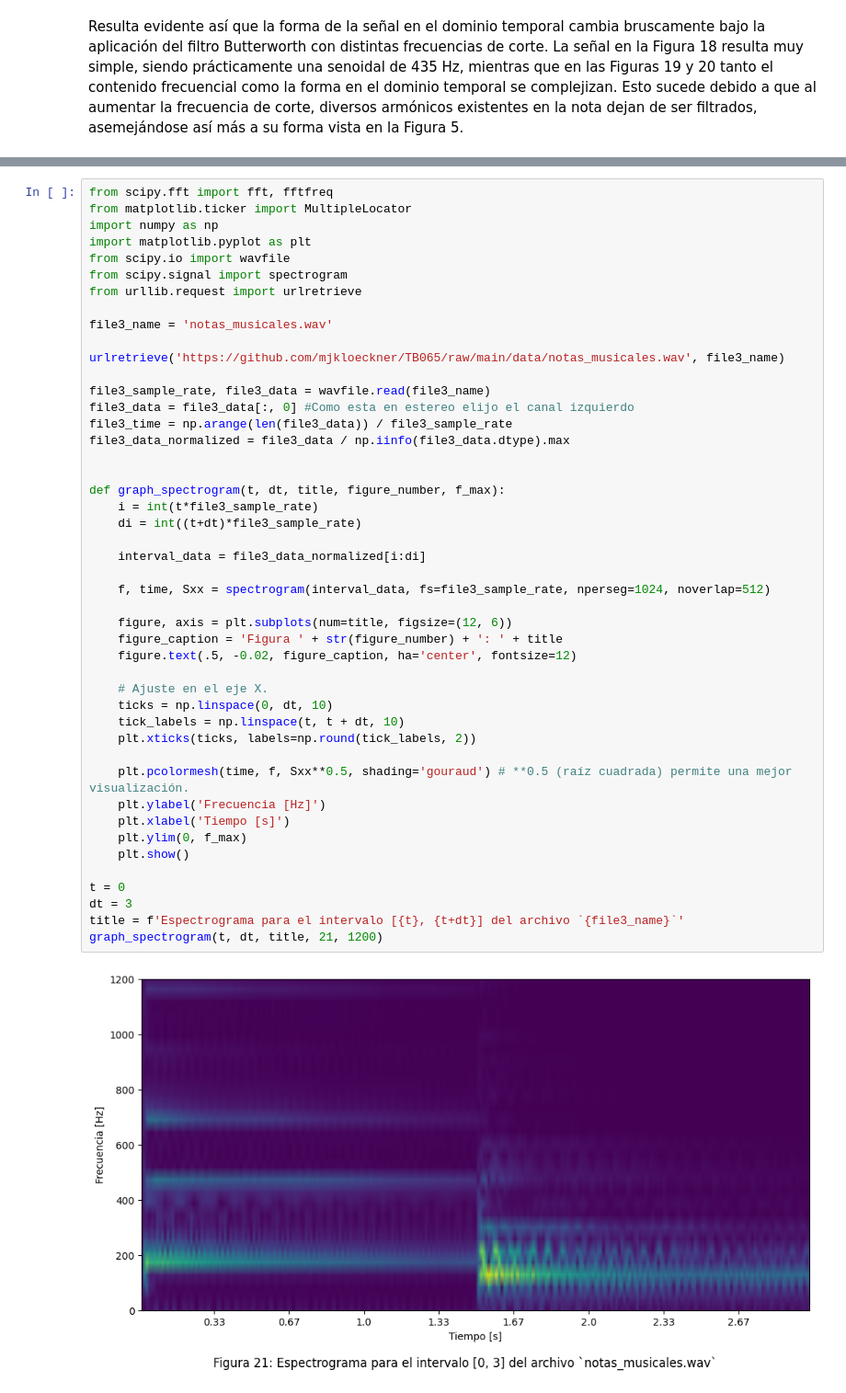
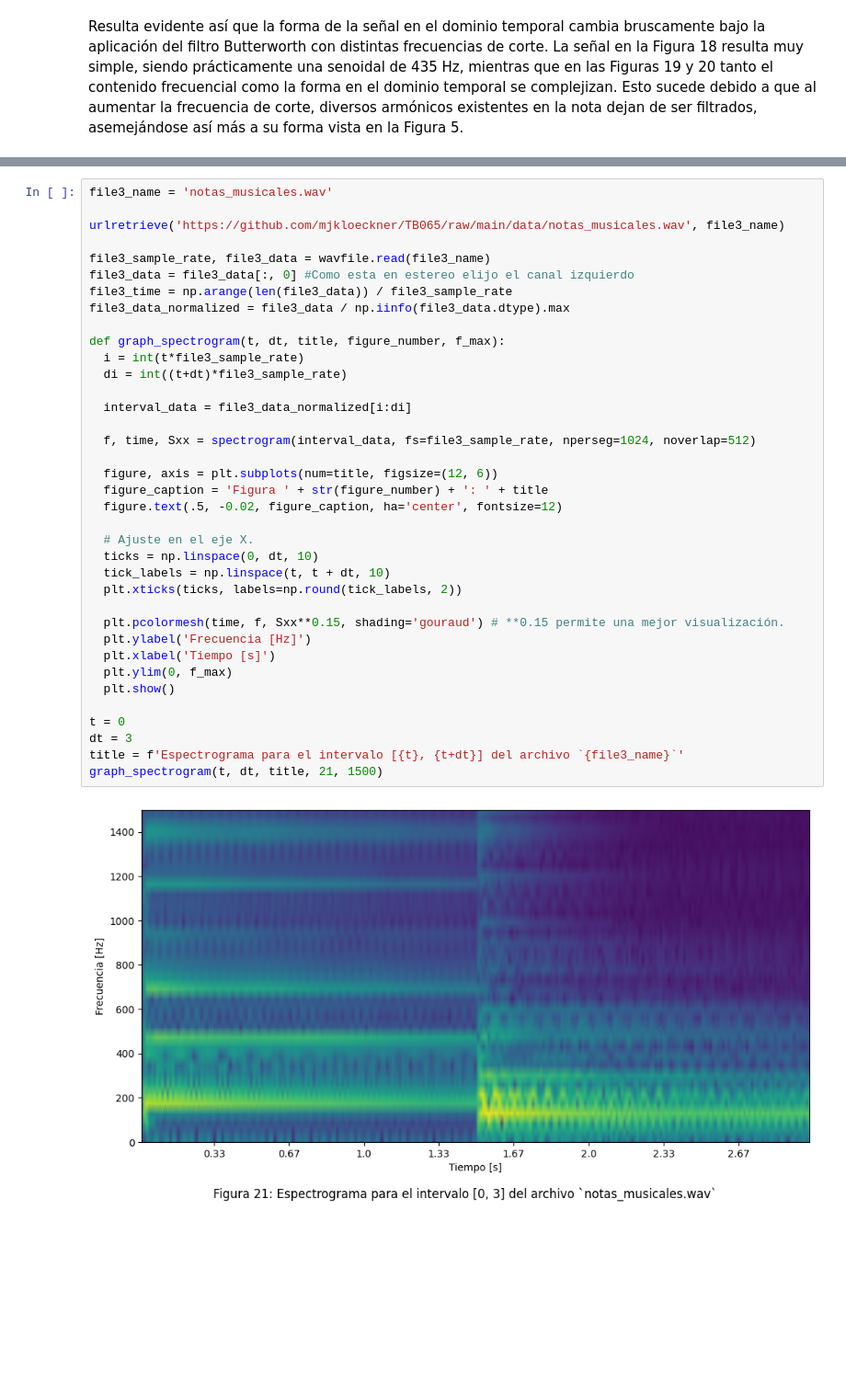
Before and after one commit to mjkloeckner/TB065, a Jupyter notebook: tercera_parte/tpe_tercera_parte.ipynb, the cells around one changed output, grey strips where cells are left out. Shown at 92% size. Drawn from its saved outputs; the diff is of its cells as text; blank space fills up the shorter version.

```diff
--- a/tercera_parte/tpe_tercera_parte.ipynb
+++ b/tercera_parte/tpe_tercera_parte.ipynb
@@ -394,49 +394,40 @@ Utilizando el siguiente codigo se obtienen el espectrograma `notas_musicales.wav
 # %%
-from scipy.fft import fft, fftfreq
-from matplotlib.ticker import MultipleLocator
-import numpy as np
-import matplotlib.pyplot as plt
-from scipy.io import wavfile
-from scipy.signal import spectrogram
-from urllib.request import urlretrieve
-
 file3_name = 'notas_musicales.wav'
 
 urlretrieve('https://github.com/mjkloeckner/TB065/raw/main/data/notas_musicales.wav', file3_name)
 
 file3_sample_rate, file3_data = wavfile.read(file3_name)
 file3_data = file3_data[:, 0] #Como esta en estereo elijo el canal izquierdo
 file3_time = np.arange(len(file3_data)) / file3_sample_rate
 file3_data_normalized = file3_data / np.iinfo(file3_data.dtype).max
 
+def graph_spectrogram(t, dt, title, figure_number, f_max):
+  i = int(t*file3_sample_rate)
+  di = int((t+dt)*file3_sample_rate)
 
-def graph_spectrogram(t, dt, title, figure_number, f_max):
-    i = int(t*file3_sample_rate)
-    di = int((t+dt)*file3_sample_rate)
+  interval_data = file3_data_normalized[i:di]
 
-    interval_data = file3_data_normalized[i:di]
+  f, time, Sxx = spectrogram(interval_data, fs=file3_sample_rate, nperseg=1024, noverlap=512)
 
-    f, time, Sxx = spectrogram(interval_data, fs=file3_sample_rate, nperseg=1024, noverlap=512)
+  figure, axis = plt.subplots(num=title, figsize=(12, 6))
+  figure_caption = 'Figura ' + str(figure_number) + ': ' + title
+  figure.text(.5, -0.02, figure_caption, ha='center', fontsize=12)
 
-    figure, axis = plt.subplots(num=title, figsize=(12, 6))
-    figure_caption = 'Figura ' + str(figure_number) + ': ' + title
-    figure.text(.5, -0.02, figure_caption, ha='center', fontsize=12)
+  # Ajuste en el eje X.
+  ticks = np.linspace(0, dt, 10)
+  tick_labels = np.linspace(t, t + dt, 10)
+  plt.xticks(ticks, labels=np.round(tick_labels, 2))
 
-    # Ajuste en el eje X.
-    ticks = np.linspace(0, dt, 10)
-    tick_labels = np.linspace(t, t + dt, 10)
-    plt.xticks(ticks, labels=np.round(tick_labels, 2))
-
-    plt.pcolormesh(time, f, Sxx**0.5, shading='gouraud') # **0.5 (raíz cuadrada) permite una mejor visualización.
-    plt.ylabel('Frecuencia [Hz]')
-    plt.xlabel('Tiempo [s]')
-    plt.ylim(0, f_max)
-    plt.show()
+  plt.pcolormesh(time, f, Sxx**0.15, shading='gouraud') # **0.15 permite una mejor visualización.
+  plt.ylabel('Frecuencia [Hz]')
+  plt.xlabel('Tiempo [s]')
+  plt.ylim(0, f_max)
+  plt.show()
 
 t = 0
 dt = 3
 title = f'Espectrograma para el intervalo [{t}, {t+dt}] del archivo `{file3_name}`'
-graph_spectrogram(t, dt, title, 21, 1200)
+graph_spectrogram(t, dt, title, 21, 1500)
 # %% [output]
-[figure, old version]
+[figure, new version]
 # %% [markdown]
```
Also changed, not shown: parts of 23 cells of this notebook.
